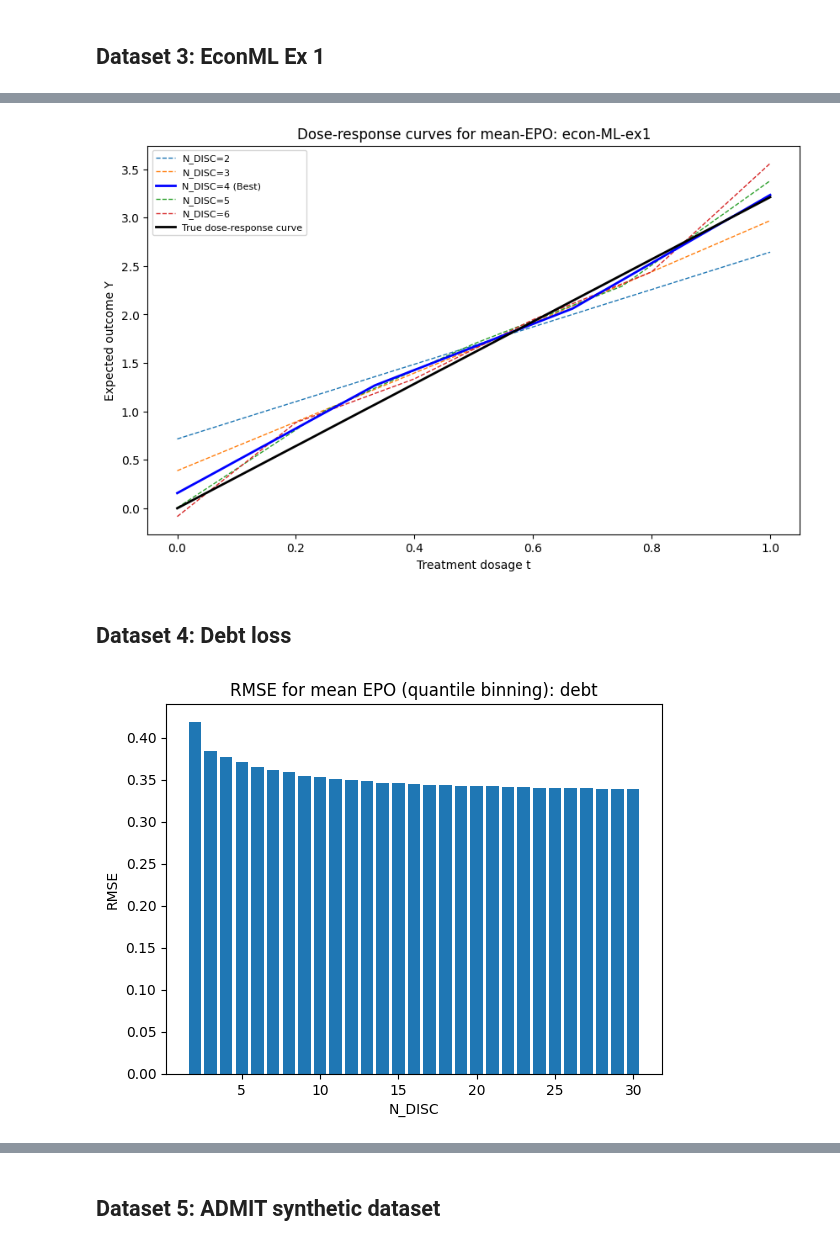
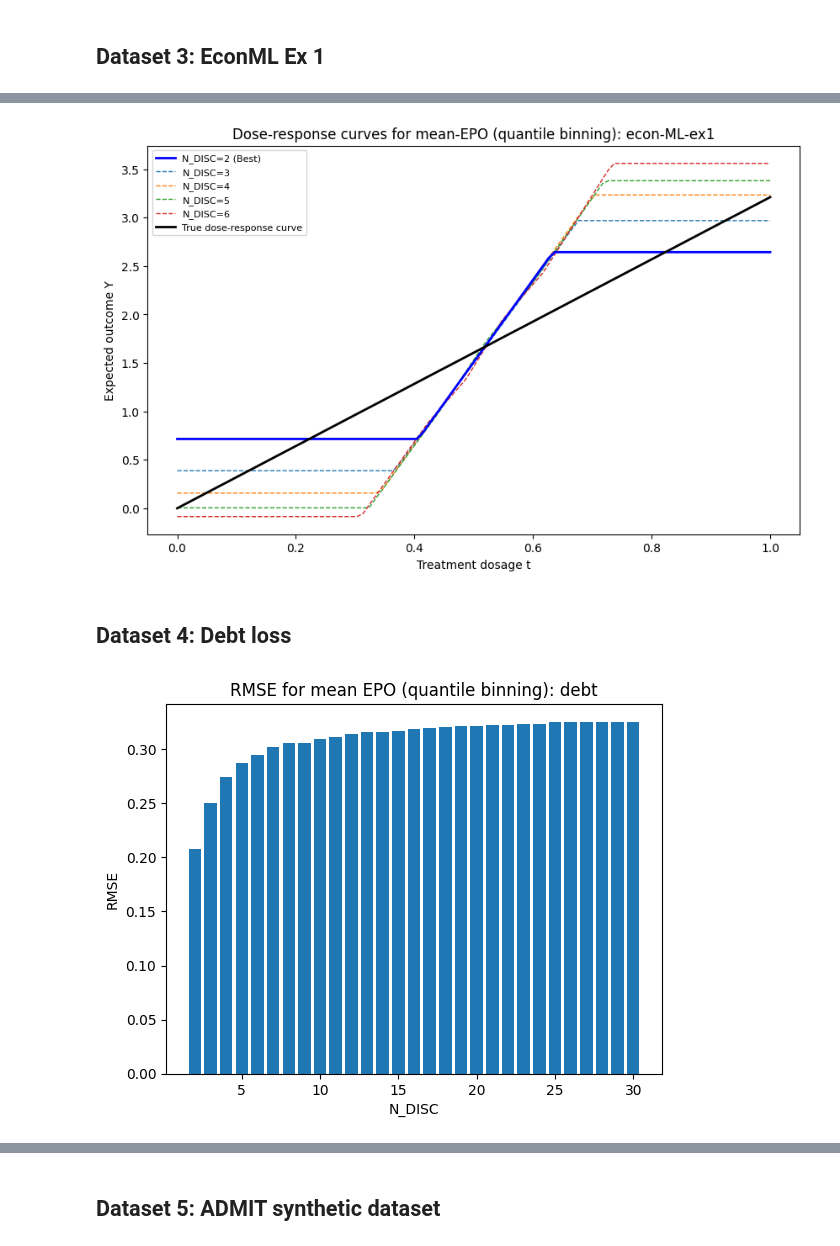
Before and after one commit to chris-L6/CausalPFN, a Jupyter notebook: my-work/Week_11-17/notebooks/quantile_data_analysis_epo.ipynb, the cells around one changed output, grey strips where cells are left out. Cells and saved outputs as stored; diff of their text form; code cells hidden in the pictures.

```diff
--- a/my-work/Week_11-17/notebooks/quantile_data_analysis_epo.ipynb
+++ b/my-work/Week_11-17/notebooks/quantile_data_analysis_epo.ipynb
@@ -213,5 +223,6 @@ plt.show()
 df = df_econML
 data_name = "econ-ML-ex1"
 N_max = df.index[-1][0]
+df_drop_T = df[["EPOs_1", "EPOs_2", "true_effect"]] # Just predictions
 # %%
 # RMSE calculation on the average EPO
@@ -246,23 +266,27 @@ fig = plt.figure(figsize=(10, 6))
 
 N_DISC_TO_VIZ = [2, 3, 4, 5, 6]
 for N_DISC in N_DISC_TO_VIZ:
-    df_N = df.loc[[N_DISC]]
+    df_N = df_drop_T.loc[[N_DISC]]
     # Fill first and last values
     df_N.loc[(N_DISC, 0), "EPOs_1"] = df_N.loc[(N_DISC, 0), "EPOs_2"]
     df_N.loc[(N_DISC, N_DISC - 1), "EPOs_2"] = df_N.loc[(N_DISC, N_DISC - 1), "EPOs_1"]
-    # Average and calculate RMSE aggainst true_effect
-    y_pred = df_N[["EPOs_1", "EPOs_2"]].mean(axis=1).values
+    # Average and interpolate; plot using rmse_calc_t_mesh
+    drf_N_pred_pts = df_N[["EPOs_1", "EPOs_2"]].mean(axis=1).values
+    t_vals_N = df["T"].loc[[N_DISC]].values
+    df_N_pred = interp1d(t_vals_N, drf_N_pred_pts,
+                         bounds_error=False,
+                         fill_value=(drf_N_pred_pts[0], drf_N_pred_pts[-1]))
+    y_pred = df_N_pred(rmse_calc_t_mesh)
     if rmse_df.loc[N_DISC, "RMSE"] == rmse_df.min().values: # emphasize best prediction
-        plt.plot(np.linspace(0.0, 1.0, N_DISC), y_pred, '-', linewidth=2,
+        plt.plot(rmse_calc_t_mesh, y_pred, '-', linewidth=2,
                  label=f"N_DISC={N_DISC} (Best)", c="blue", zorder=14)
     else:
-        plt.plot(np.linspace(0.0, 1.0, N_DISC), y_pred, '--', linewidth=1,
+        plt.plot(rmse_calc_t_mesh, y_pred, '--', linewidth=1,
                  label=f"N_DISC={N_DISC}")
 
 # True dose-response curve (Ran the DGP and got the coefficient of T separately)
-def nonlin_drf(t): return t * 3.21182
 t_mesh = np.linspace(0, 1, 100)
-y_true = nonlin_drf(t_mesh)
+y_true = drf_econML(t_mesh)
 plt.plot(t_mesh, y_true,
          label="True dose-response curve", linewidth=2, c='k', zorder=15)
 
@@ -274,40 +298,65 @@ plt.savefig(f"{file_location}/quantile_dose-response_curves_{data_name}_{date_st
 
 plt.show()
 # %% [output]
-[figure, old version]
+[figure, new version]
 # %% [markdown]
 ## Dataset 4: Debt loss
 # %%
 df = df_debt
 data_name = "debt"
 N_max = df.index[-1][0]
+df_drop_T = df[["EPOs_1", "EPOs_2", "true_effect"]] # Just predictions
 # %%
 # RMSE calculation on the average EPO
+
+
+# To get drf_debt (true dose-response), need to re-do DGP
+import sys
+sys.path.append("../../../my-work/Week_11-17/scripts")
+from debt_loss_dgp import DebtDGP, TREATMENT, OUTCOME
+generator = DebtDGP()
+n = 15000
+df_2 = generator.generate_random_financial_data(n) # df name already taken
+generator.fit_scalers(df_2)
+df_2[TREATMENT] = generator.generate_treatment(df_2, noise=True, noise_scale=0.0, treament_noise_std=0.07)
+df_2[OUTCOME + "_probs"], df_2[OUTCOME] = generator.calculate_outcome_probability(df_2, df_2[TREATMENT])
+step = 1e-2
+bin_edges = np.arange(0, 1+step, step)
+real_dose_response = generator.compute_causal_effects(df_2, bin_edges, "ate")
+# True dose-response function
+y_true_f = interp1d(bin_edges, real_dose_response)
+def drf_debt(t): return y_true_f(t)
+
 rmse_dict = dict()
 for N_DISC in range(2, N_max + 1):
-    df_N = df.loc[[N_DISC]]
+    df_N = df_drop_T.loc[[N_DISC]]
     # Fill first and last values
     df_N.loc[(N_DISC, 0), "EPOs_1"] = df_N.loc[(N_DISC, 0), "EPOs_2"]
     df_N.loc[(N_DISC, N_DISC - 1), "EPOs_2"] = df_N.loc[(N_DISC, N_DISC - 1), "EPOs_1"]
     # Average and calculate RMSE aggainst true_effect
-    y_pred = df_N[["EPOs_1", "EPOs_2"]].mean(axis=1).values
-    y_true = df_N["true_effect"].values
+    drf_N_pred_pts = df_N[["EPOs_1", "EPOs_2"]].mean(axis=1).values
+    t_vals_N = df["T"].loc[[N_DISC]].values
+    df_N_pred = interp1d(t_vals_N, drf_N_pred_pts,
+                         bounds_error=False,
+                         fill_value=(drf_N_pred_pts[0], drf_N_pred_pts[-1]))
+    y_pred = df_N_pred(rmse_calc_t_mesh)
+    y_true = drf_debt(rmse_calc_t_mesh)
     error = calculate_rmse(y_pred, y_true)
     rmse_dict[N_DISC] = np.round(error, 5)
 
 # Create DataFrame and plot
 rmse_df = pd.DataFrame.from_dict(rmse_dict, orient="index", columns=["RMSE"])
 rmse_df.to_csv(f"{file_location}/quantile_RMSE_table_{data_name}_{date_string}.csv") # save df
 fig = plt.figure()
 plt.bar(rmse_df.index, height=rmse_df["RMSE"])
 plt.xlabel("N_DISC")
 plt.ylabel("RMSE")
 plt.title(f"RMSE for mean EPO (quantile binning): {data_name}")
 plt.savefig(f"{file_location}/quantile_RMSE_bar_chart_{data_name}_{date_string}.png")
 
 plt.show()
 # %% [output]
-[figure, old version]
+[figure, new version]
 # %%
 ## Plotting DRF predictions
 fig = plt.figure(figsize=(10, 6))
```
Also changed, not shown: parts of 13 cells of this notebook, 15 other files.
